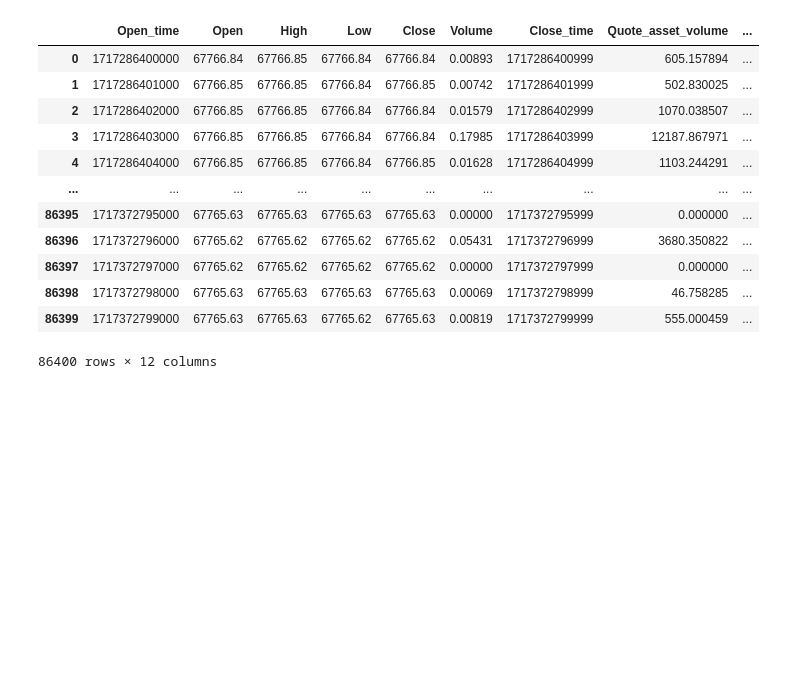
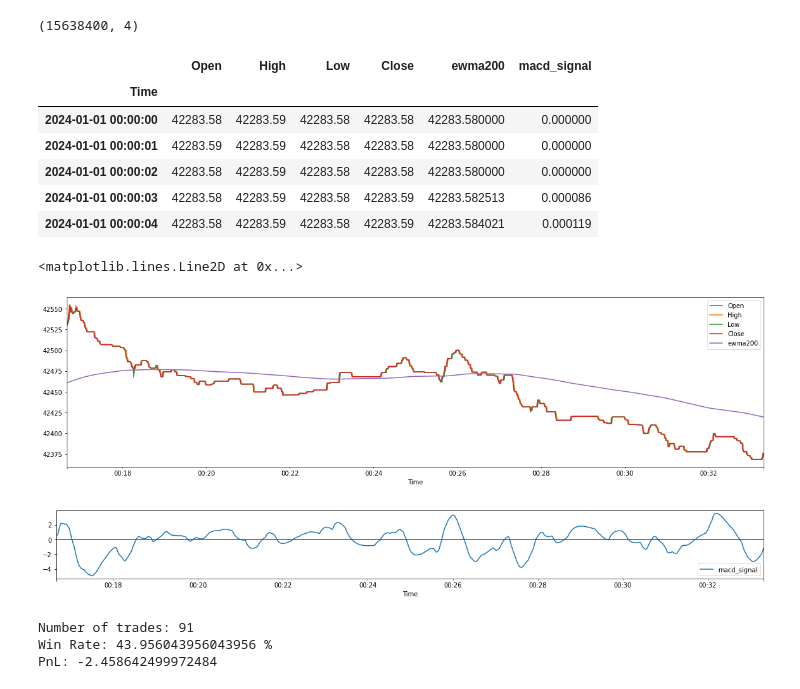
Before and after one commit to zhaohanxiong/algotrading, a Jupyter notebook: notebook/alpha_research.ipynb, the cells around one changed output. Saved outputs shown, nothing was run; the diff lists cells and outputs as text; code cells hidden in the pictures; blank space fills up the shorter version.

```diff
--- a/notebook/alpha_research.ipynb
+++ b/notebook/alpha_research.ipynb
@@ -1,18 +0,0 @@
-# %%
-import pandas as pd
-
-pd.read_parquet("C:/Users/86155/Desktop/CRYPTO_DAILY_DATA/BTCUSDT/klines_2024-06-02.parquet")
-# %% [output]
-|  | Open_time | Open | High | Low | Close | Volume | Close_time | Quote_asset_volume | ... |
-| 0 | 1717286400000 | 67766.84 | 67766.85 | 67766.84 | 67766.84 | 0.00893 | 1717286400999 | 605.157894 | ... |
-| 1 | 1717286401000 | 67766.85 | 67766.85 | 67766.84 | 67766.85 | 0.00742 | 1717286401999 | 502.830025 | ... |
-| 2 | 1717286402000 | 67766.85 | 67766.85 | 67766.84 | 67766.84 | 0.01579 | 1717286402999 | 1070.038507 | ... |
-| 3 | 1717286403000 | 67766.85 | 67766.85 | 67766.84 | 67766.84 | 0.17985 | 1717286403999 | 12187.867971 | ... |
-| 4 | 1717286404000 | 67766.85 | 67766.85 | 67766.84 | 67766.85 | 0.01628 | 1717286404999 | 1103.244291 | ... |
-| ... | ... | ... | ... | ... | ... | ... | ... | ... | ... |
-| 86395 | 1717372795000 | 67765.63 | 67765.63 | 67765.63 | 67765.63 | 0.00000 | 1717372795999 | 0.000000 | ... |
-| 86396 | 1717372796000 | 67765.62 | 67765.62 | 67765.62 | 67765.62 | 0.05431 | 1717372796999 | 3680.350822 | ... |
-| 86397 | 1717372797000 | 67765.62 | 67765.62 | 67765.62 | 67765.62 | 0.00000 | 1717372797999 | 0.000000 | ... |
-| 86398 | 1717372798000 | 67765.63 | 67765.63 | 67765.63 | 67765.63 | 0.00069 | 1717372798999 | 46.758285 | ... |
-| 86399 | 1717372799000 | 67765.63 | 67765.63 | 67765.62 | 67765.63 | 0.00819 | 1717372799999 | 555.000459 | ... |
-86400 rows × 12 columns
@@ -22,0 +1,45 @@ pd.read_parquet("C:/Users/86155/Desktop/CRYPTO_DAILY_DATA/BTCUSDT/klines_2024-06
+# %%
+import sys
+sys.path.append(os.path.abspath(os.path.join('..')))
+
+import os
+import pandas as pd
+import matplotlib.pyplot as plt
+from algotrader.data.downloader import CLEANED_DIR
+
+
+symbol = "BTCUSDT"
+
+df_files = [f for f in os.listdir(os.path.join(CLEANED_DIR, symbol)) if "klines" in f]
+df = pd.concat([pd.read_parquet(os.path.join(CLEANED_DIR, symbol, f))[["Open_time", "Open", "High", "Low", "Close"]] for f in df_files], axis=0)
+
+df = df.rename(columns={"Open_time": "Time"}).assign(Time=pd.to_datetime(df.Open_time, unit='ms')).set_index("Time")
+df.shape
+# %% [output]
+(15638400, 4)
+# %%
+df = df.assign(
+    ewma200 = df.Close.ewm(halflife=200).mean(),
+    macd = df.Close.ewm(halflife=12).mean() - df.Close.ewm(halflife=26).mean()
+)
+df = df.assign(
+    macd_signal = df.macd - df.macd.ewm(halflife=9).mean()
+).drop(columns=["macd"])
+df.head()
+# %% [output]
+|  | Open | High | Low | Close | ewma200 | macd_signal |
+| Time |  |  |  |  |  |  |
+| 2024-01-01 00:00:00 | 42283.58 | 42283.59 | 42283.58 | 42283.58 | 42283.580000 | 0.000000 |
+| 2024-01-01 00:00:01 | 42283.59 | 42283.59 | 42283.58 | 42283.58 | 42283.580000 | 0.000000 |
+| 2024-01-01 00:00:02 | 42283.58 | 42283.59 | 42283.58 | 42283.58 | 42283.580000 | 0.000000 |
+| 2024-01-01 00:00:03 | 42283.58 | 42283.59 | 42283.58 | 42283.59 | 42283.582513 | 0.000086 |
+| 2024-01-01 00:00:04 | 42283.58 | 42283.59 | 42283.58 | 42283.59 | 42283.584021 | 0.000119 |
+# %%
+_ = df.iloc[1000:2000][["Open", "High", "Low", "Close", "ewma200"]].plot(figsize=(20, 5))
+
+p = df.iloc[1000:2000][["macd_signal"]].plot(figsize=(20, 2))
+p.axhline(0, color = "red")
+# %% [output]
+<matplotlib.lines.Line2D at 0x...>
+[figure, added]
+[figure, added]
@@ -22,0 +111,14 @@ pd.read_parquet("C:/Users/86155/Desktop/CRYPTO_DAILY_DATA/BTCUSDT/klines_2024-06
+# %%
+entry_exit = pd.concat([
+    trade_log.iloc[::2].drop(columns=["cash"]).reset_index(),
+    trade_log.iloc[1::2].drop(columns=["cash"]).reset_index().rename(columns={"time": "exit_time", "trade_price": "exit_price", "quantity":"exit_quantity"})
+], axis=1).drop(columns=["index"])
+
+entry_exit["profit"] = entry_exit.eval("(exit_price - trade_price) * quantity")
+print("Number of trades:", entry_exit.shape[0])
+print("Win Rate:", (entry_exit.profit > 0).sum() / entry_exit.shape[0] * 100, "%")
+print("PnL:", entry_exit["profit"].sum())
+# %% [output]
+Number of trades: 91
+Win Rate: 43.956043956043956 %
+PnL: -2.458642499972484
```
Also changed, not shown: parts of 4 cells of this notebook.
